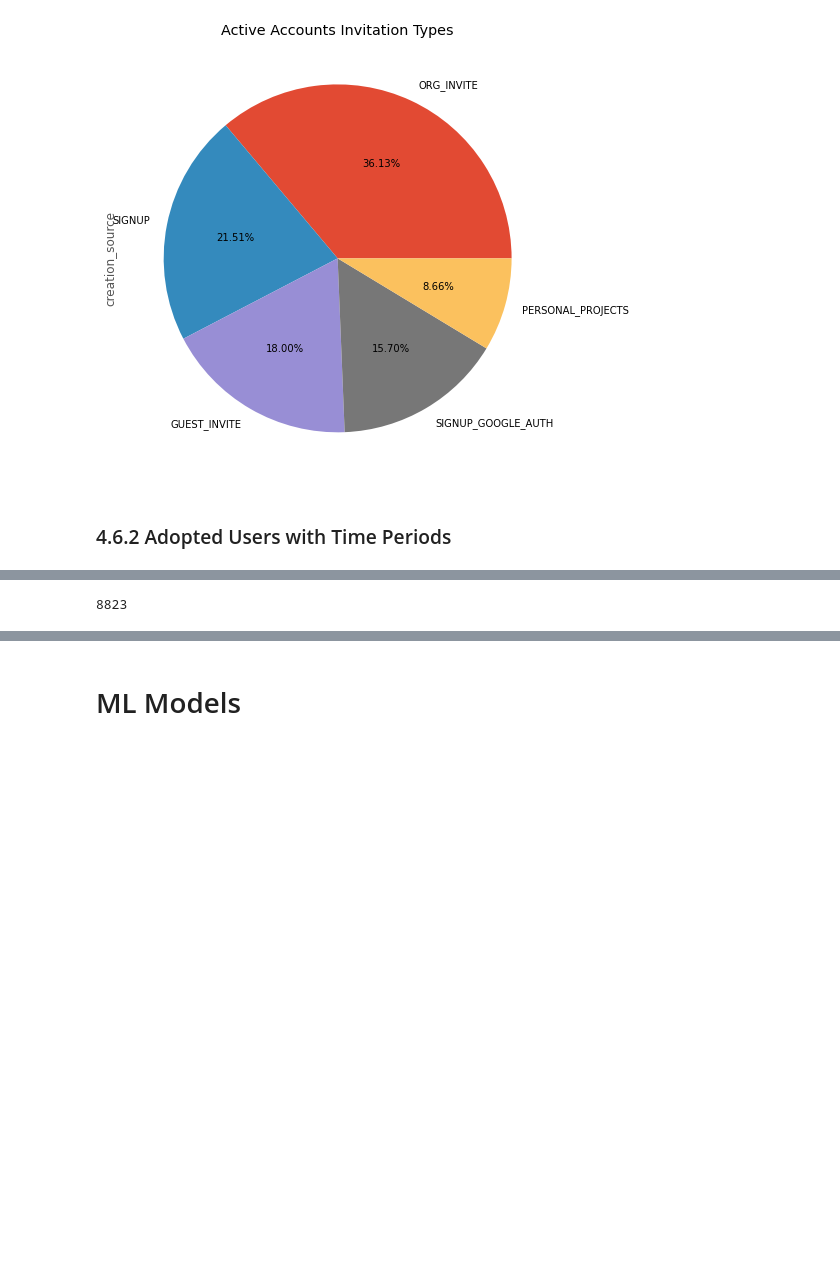
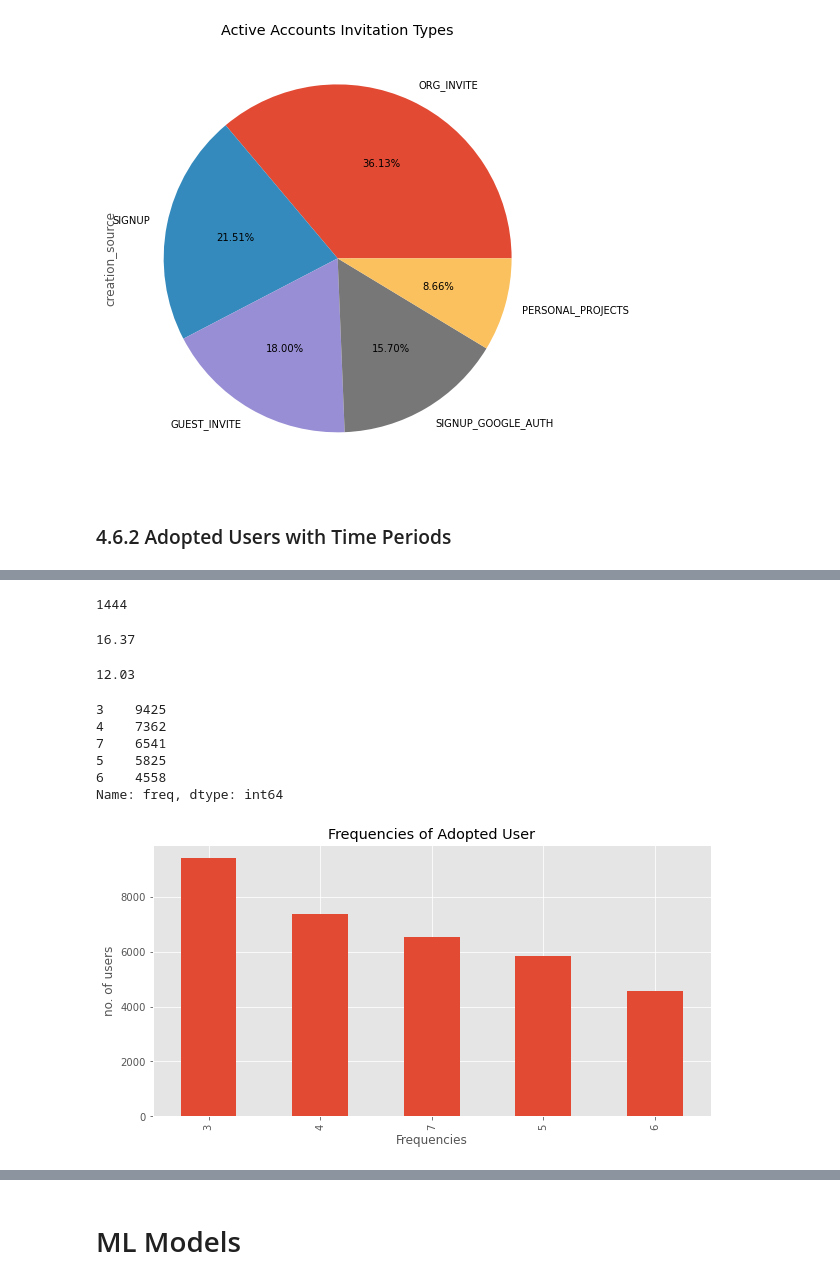
Before and after one commit to Jeyramana/GUVI_Assignments, a Jupyter notebook: Assignment_3/user.ipynb, the cells around one changed output, grey strips where cells are left out. Saved outputs shown, nothing was run; the diff lists cells and outputs as text; code cells hidden in the pictures; blank space fills up the shorter version.

```diff
--- a/Assignment_3/user.ipynb
+++ b/Assignment_3/user.ipynb
@@ -1049,4 +1050,31 @@ adopted_user_df.head()
 # %%
-df2.user_id.nunique()
+adopted_user_df.user_id.nunique()
 # %% [output]
-8823
+1444
+# %%
+# Percentage of Adopted Users w.r.t Active Users is
+round(adopted_user_df.user_id.nunique() / df2.user_id.nunique() * 100, 2)
+# %% [output]
+16.37
+# %%
+# Percentage of Adopted Users w.r.t Total Users is
+round(adopted_user_df.user_id.nunique() / df1.object_id.nunique() * 100, 2)
+# %% [output]
+12.03
+# %%
+# Frequencies of Adopted User
+adopted_user_df.freq.value_counts()
+# %% [output]
+3    9425
+4    7362
+7    6541
+5    5825
+6    4558
+Name: freq, dtype: int64
+# %%
+plt.figure(figsize=(10, 5))
+adopted_user_df.freq.value_counts().plot(kind='bar', xlabel='Frequencies', ylabel='no. of users')
+plt.title('Frequencies of Adopted User')
+plt.show()
+# %% [output]
+[figure, added]
```
Also changed, not shown: parts of 8 cells of this notebook.
